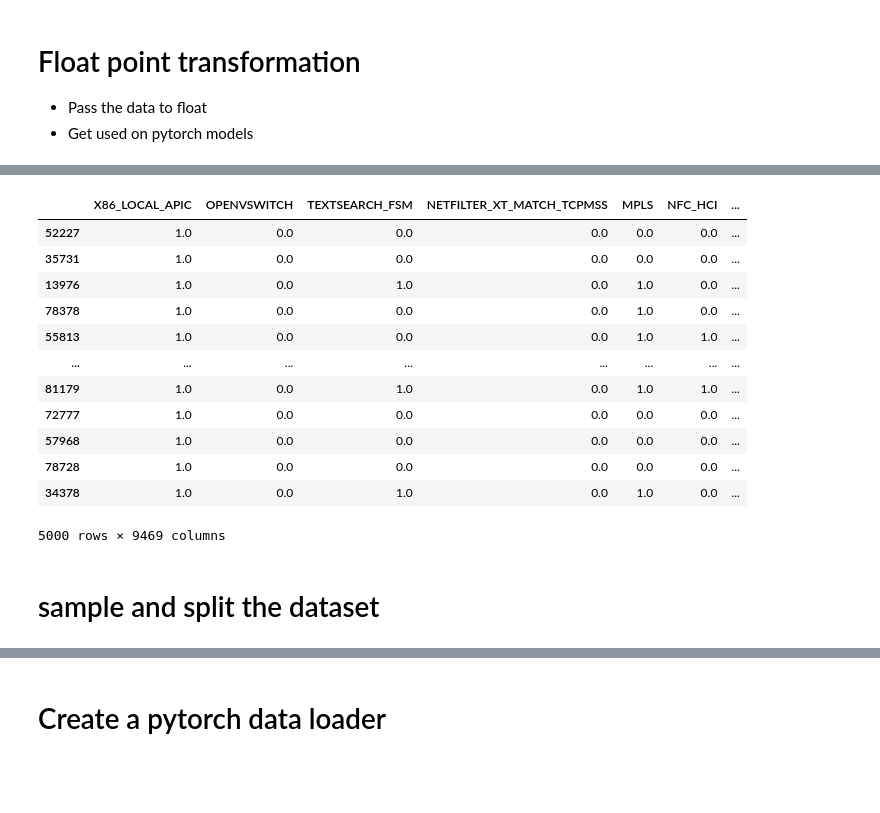
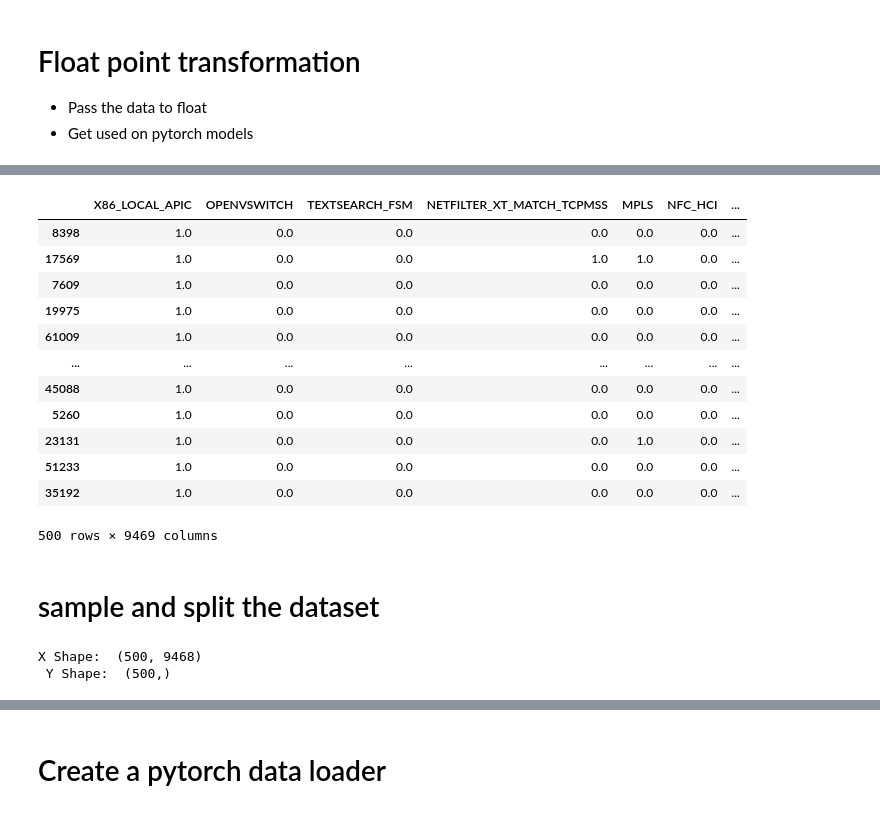
Before and after one commit to PedroVerardo/dl4spl2, a Jupyter notebook: pytorch.ipynb, the cells around one changed output, grey strips where cells are left out. Saved outputs shown, nothing was run; the diff lists cells and outputs as text; code cells hidden in the pictures; blank space fills up the shorter version.

```diff
--- a/pytorch.ipynb
+++ b/pytorch.ipynb
@@ -69,16 +67,0 @@ df.describe()
-# %%
-df.sample(5000)
-# %% [output]
-|  | X86_LOCAL_APIC | OPENVSWITCH | TEXTSEARCH_FSM | NETFILTER_XT_MATCH_TCPMSS | MPLS | NFC_HCI | ... |
-| 52227 | 1.0 | 0.0 | 0.0 | 0.0 | 0.0 | 0.0 | ... |
-| 35731 | 1.0 | 0.0 | 0.0 | 0.0 | 0.0 | 0.0 | ... |
-| 13976 | 1.0 | 0.0 | 1.0 | 0.0 | 1.0 | 0.0 | ... |
-| 78378 | 1.0 | 0.0 | 0.0 | 0.0 | 1.0 | 0.0 | ... |
-| 55813 | 1.0 | 0.0 | 0.0 | 0.0 | 1.0 | 1.0 | ... |
-| ... | ... | ... | ... | ... | ... | ... | ... |
-| 81179 | 1.0 | 0.0 | 1.0 | 0.0 | 1.0 | 1.0 | ... |
-| 72777 | 1.0 | 0.0 | 0.0 | 0.0 | 0.0 | 0.0 | ... |
-| 57968 | 1.0 | 0.0 | 0.0 | 0.0 | 0.0 | 0.0 | ... |
-| 78728 | 1.0 | 0.0 | 0.0 | 0.0 | 0.0 | 0.0 | ... |
-| 34378 | 1.0 | 0.0 | 1.0 | 0.0 | 1.0 | 0.0 | ... |
-5000 rows × 9469 columns
@@ -85,3 +70,20 @@ df.sample(5000)
+# %%
+df = df.sample(500) # 1+ comente ou remova essa celula para rodar com o dataset completo, o tempo de execução será extenso.
+df
+# %% [output]
+|  | X86_LOCAL_APIC | OPENVSWITCH | TEXTSEARCH_FSM | NETFILTER_XT_MATCH_TCPMSS | MPLS | NFC_HCI | ... |
+| 8398 | 1.0 | 0.0 | 0.0 | 0.0 | 0.0 | 0.0 | ... |
+| 17569 | 1.0 | 0.0 | 0.0 | 1.0 | 1.0 | 0.0 | ... |
+| 7609 | 1.0 | 0.0 | 0.0 | 0.0 | 0.0 | 0.0 | ... |
+| 19975 | 1.0 | 0.0 | 0.0 | 0.0 | 0.0 | 0.0 | ... |
+| 61009 | 1.0 | 0.0 | 0.0 | 0.0 | 0.0 | 0.0 | ... |
+| ... | ... | ... | ... | ... | ... | ... | ... |
+| 45088 | 1.0 | 0.0 | 0.0 | 0.0 | 0.0 | 0.0 | ... |
+| 5260 | 1.0 | 0.0 | 0.0 | 0.0 | 0.0 | 0.0 | ... |
+| 23131 | 1.0 | 0.0 | 0.0 | 0.0 | 1.0 | 0.0 | ... |
+| 51233 | 1.0 | 0.0 | 0.0 | 0.0 | 0.0 | 0.0 | ... |
+| 35192 | 1.0 | 0.0 | 0.0 | 0.0 | 0.0 | 0.0 | ... |
+500 rows × 9469 columns
 # %% [markdown]
 # sample and split the dataset
 # %%
@@ -89,6 +91,11 @@ target_column = 'perf'
 # %%
 y = df[target_column]
 X = df.drop(columns=[target_column])
+# %%
+print("X Shape: ",X.shape,"\n Y Shape: ", y.shape)
+# %% [output]
+X Shape:  (500, 9468)
+ Y Shape:  (500,)
 # %%
 X_train, X_test, y_train, y_test = train_test_split(X, y, test_size=0.2, random_state=42)
 # %%
```
Also changed, not shown: parts of 18 cells of this notebook, 10 other files.
